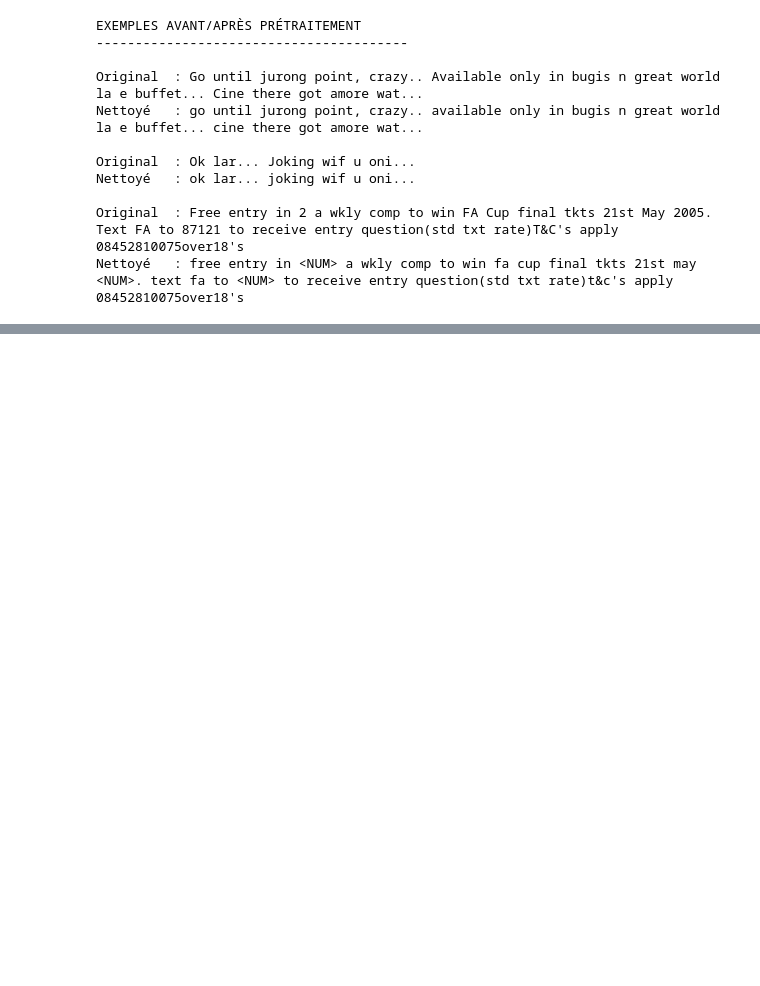
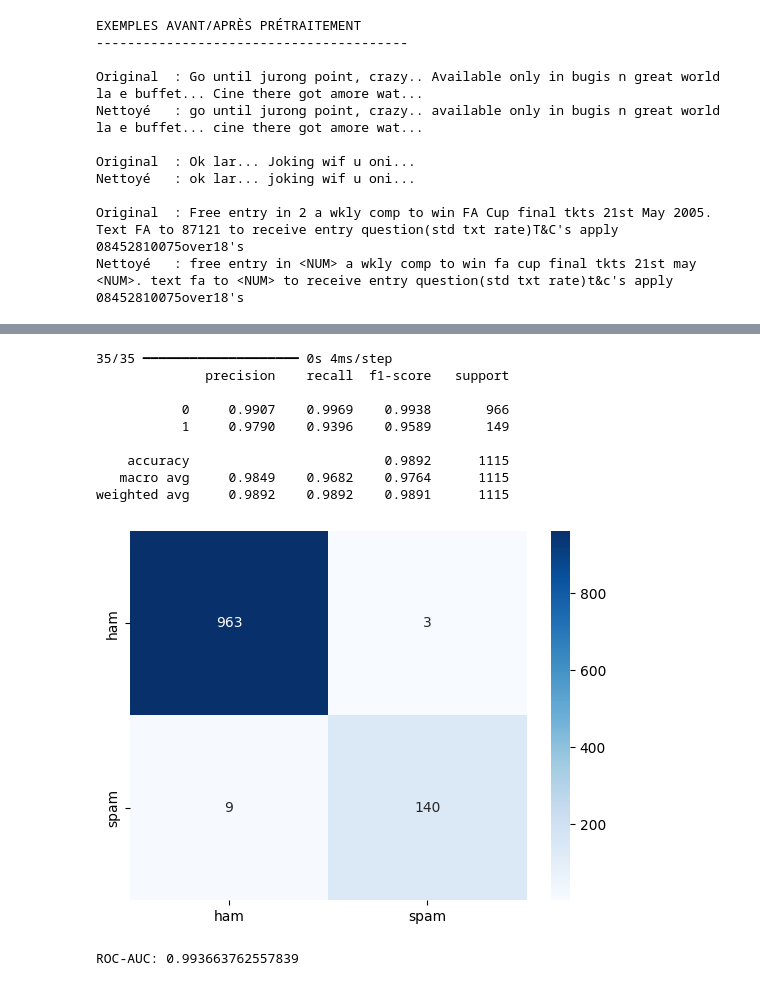
Before and after one commit to nlefort/JEDHA, a Jupyter notebook: PROJETS/07.Deep_learning/spams_detector.ipynb, the cells around one changed output, grey strips where cells are left out. Cells and saved outputs as stored; diff of their text form; code cells hidden in the pictures; blank space fills up the shorter version.

Commit message:
conversion_data_oversampling

```diff
--- a/PROJETS/07.Deep_learning/spams_detector.ipynb
+++ b/PROJETS/07.Deep_learning/spams_detector.ipynb
@@ -359,0 +710,26 @@ dataset.head()
+# %%
+# Évaluation sur le test set pour mesurer précision/recall/F1/ROC-AUC
+y_pred_prob = model.predict(X_test) # probabilité que chaque message soit un spam (valeur entre 0 et 1).
+y_pred = (y_pred_prob > 0.5).astype(int) # conversion en classe binaire (0 = ham, 1 = spam) avec un seuil de 0.5.
+
+print(classification_report(y_test, y_pred, digits=4))
+
+# Montre le nombre exact de faux positifs et faux négatifs.
+cm = confusion_matrix(y_test, y_pred)
+sns.heatmap(cm, annot=True, fmt='d', cmap='Blues', xticklabels=['ham','spam'], yticklabels=['ham','spam'])
+plt.show()
+
+roc_auc = roc_auc_score(y_test, y_pred_prob)
+print("ROC-AUC:", roc_auc)
+# %% [output]
+35/35 ━━━━━━━━━━━━━━━━━━━━ 0s 4ms/step
+              precision    recall  f1-score   support
+
+           0     0.9907    0.9969    0.9938       966
+           1     0.9790    0.9396    0.9589       149
+
+    accuracy                         0.9892      1115
+   macro avg     0.9849    0.9682    0.9764      1115
+weighted avg     0.9892    0.9892    0.9891      1115
+[figure, added]
+ROC-AUC: 0.993663762557839
```
Also changed, not shown: parts of 24 cells of this notebook, 4 other files.
